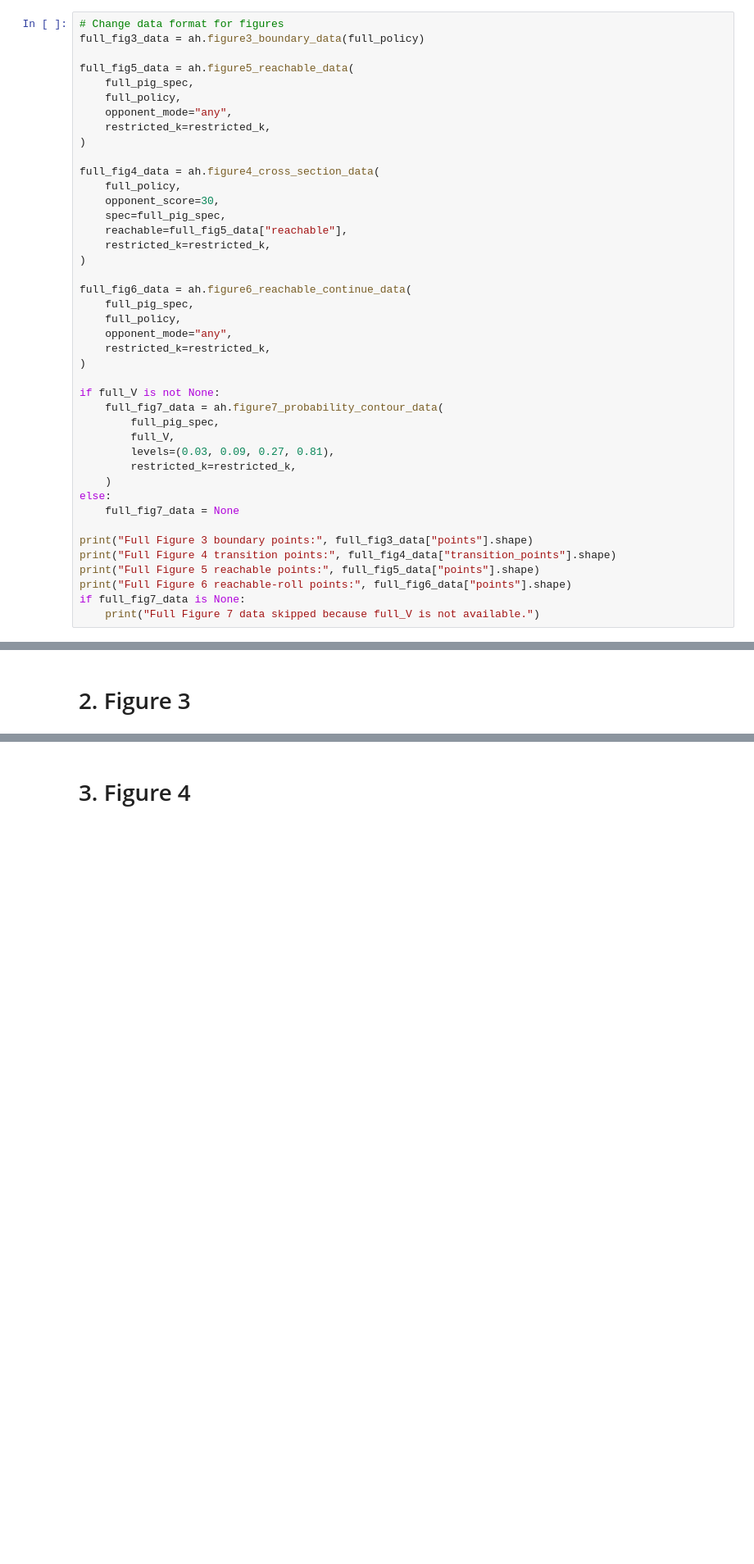
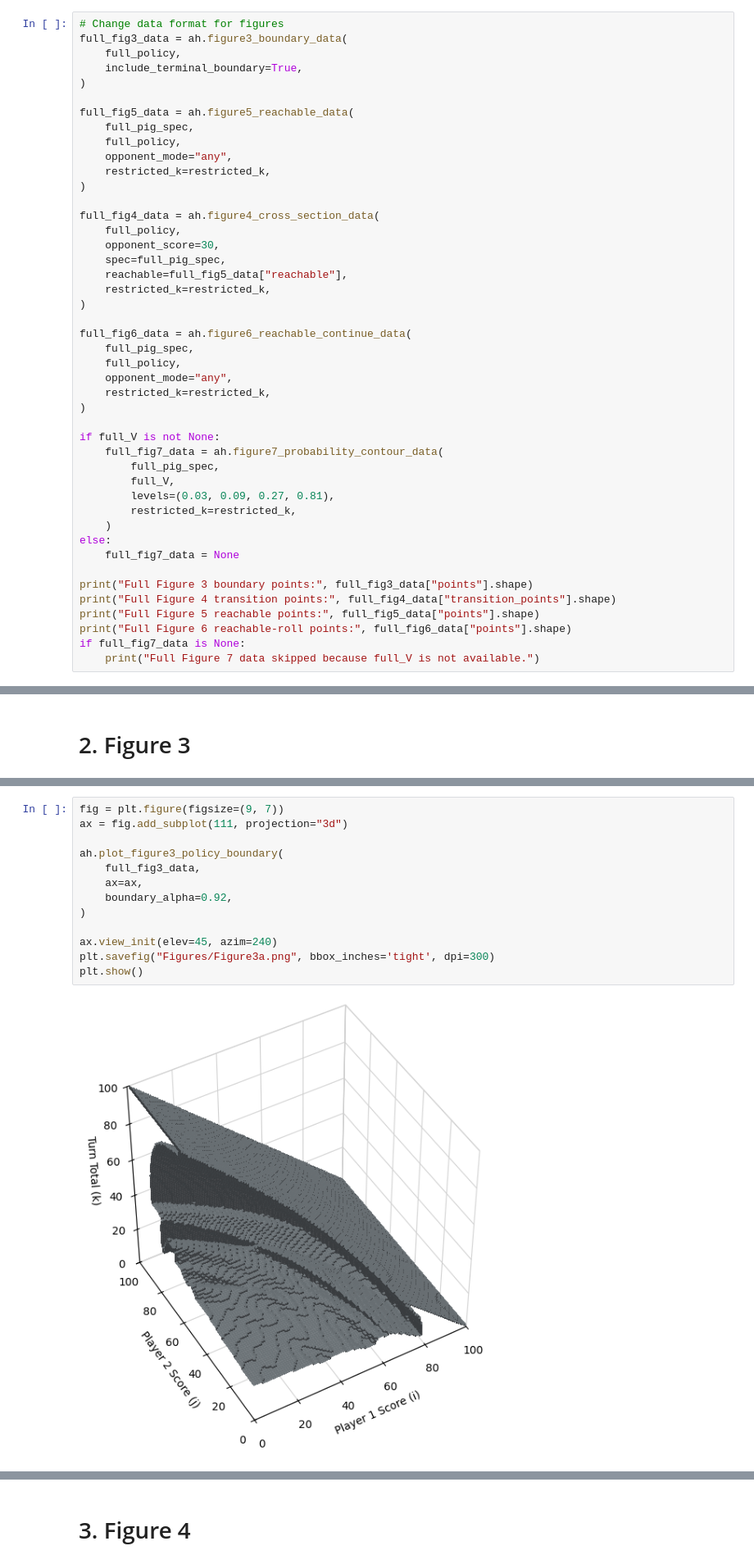
Before and after one commit to C-Rigby/Game_of_Pig_Assessment_3, a Jupyter notebook: experiments/pig_experiment/Pig_Figures.ipynb, the cells around one changed output, grey strips where cells are left out. Shown at 82% size. Cells and saved outputs as stored; diff of their text form; blank space fills up the shorter version.

Commit message:
Change Figure 3 to have overhang from multiple boundaries

```diff
--- a/experiments/pig_experiment/Pig_Figures.ipynb
+++ b/experiments/pig_experiment/Pig_Figures.ipynb
@@ -96,7 +96,10 @@ restricted_k: False
 ## 1.2. Transform data for figures
 # %%
 # Change data format for figures
-full_fig3_data = ah.figure3_boundary_data(full_policy)
+full_fig3_data = ah.figure3_boundary_data(
+    full_policy,
+    include_terminal_boundary=True,
+)
 
 full_fig5_data = ah.figure5_reachable_data(
     full_pig_spec,
@@ -157,0 +149,15 @@ plt.show()
+# %%
+fig = plt.figure(figsize=(9, 7))
+ax = fig.add_subplot(111, projection="3d")
+
+ah.plot_figure3_policy_boundary(
+    full_fig3_data,
+    ax=ax,
+    boundary_alpha=0.92,
+)
+
+ax.view_init(elev=45, azim=240)
+plt.savefig("Figures/Figure3a.png", bbox_inches='tight', dpi=300)
+plt.show()
+# %% [output]
+[figure, added]
```
Also changed, not shown: parts of 8 cells of this notebook, 3 other files.
